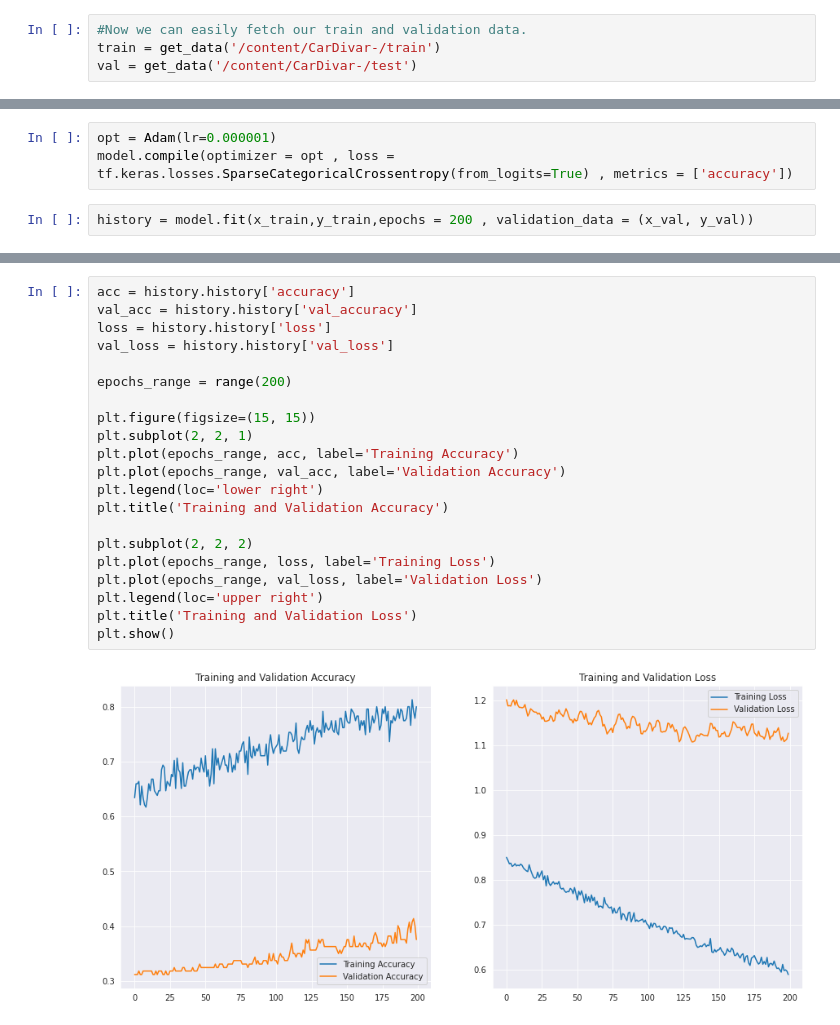
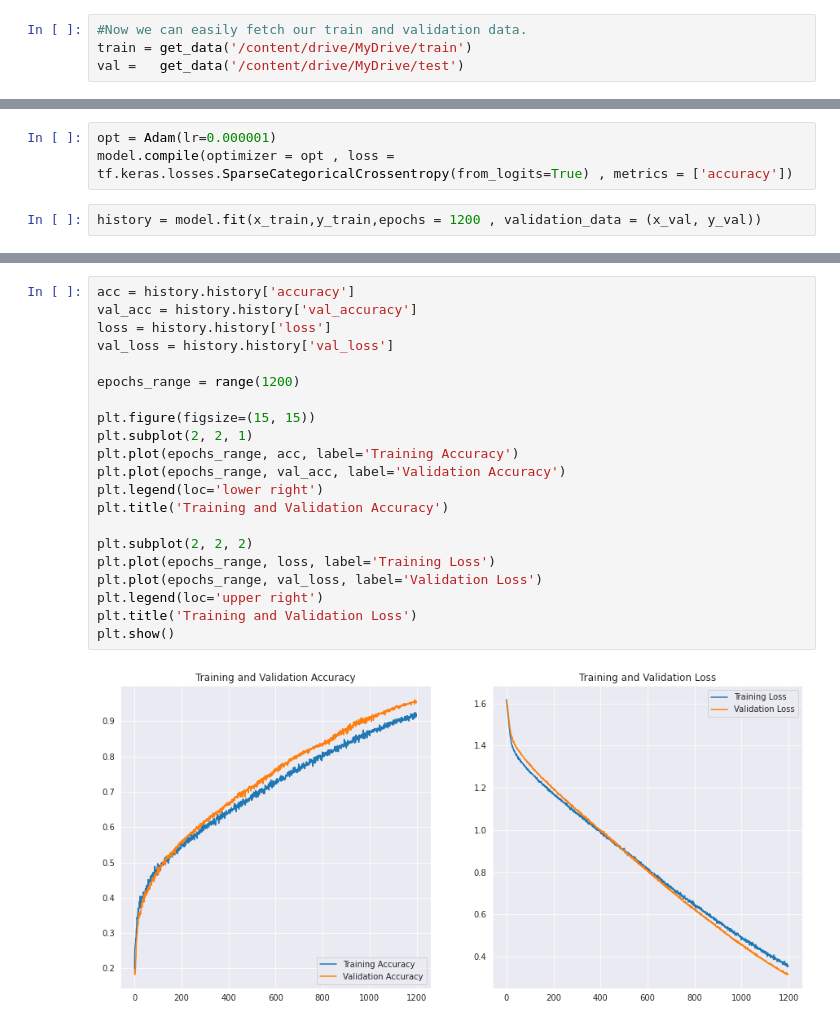
Before and after one commit to farshadnp/Data-Mining-Exercises-Code, a Jupyter notebook: CarDetection.ipynb, the cells around one changed output, grey strips where cells are left out. Drawn from its saved outputs; the diff is of its cells as text.

```diff
--- a/CarDetection.ipynb
+++ b/CarDetection.ipynb
@@ -35,4 +42,4 @@ def get_data(data_dir):
 # %%
 #Now we can easily fetch our train and validation data.
-train = get_data('/content/CarDivar-/train')
-val = get_data('/content/CarDivar-/test')
+train = get_data('/content/drive/MyDrive/train')
+val =   get_data('/content/drive/MyDrive/test')
@@ -129,5 +133,5 @@ _________________________________________________________________
 opt = Adam(lr=0.000001)
 model.compile(optimizer = opt , loss = tf.keras.losses.SparseCategoricalCrossentropy(from_logits=True) , metrics = ['accuracy'])
 # %%
-history = model.fit(x_train,y_train,epochs = 200 , validation_data = (x_val, y_val))
+history = model.fit(x_train,y_train,epochs = 1200 , validation_data = (x_val, y_val))
 # %% [output]
@@ -151,26 +155,26 @@ Epoch 200/200
 # %%
 acc = history.history['accuracy']
 val_acc = history.history['val_accuracy']
 loss = history.history['loss']
 val_loss = history.history['val_loss']
 
-epochs_range = range(200)
+epochs_range = range(1200)
 
 plt.figure(figsize=(15, 15))
 plt.subplot(2, 2, 1)
 plt.plot(epochs_range, acc, label='Training Accuracy')
 plt.plot(epochs_range, val_acc, label='Validation Accuracy')
 plt.legend(loc='lower right')
 plt.title('Training and Validation Accuracy')
 
 plt.subplot(2, 2, 2)
 plt.plot(epochs_range, loss, label='Training Loss')
 plt.plot(epochs_range, val_loss, label='Validation Loss')
 plt.legend(loc='upper right')
 plt.title('Training and Validation Loss')
 plt.show()
 # %% [output]
-[figure, old version]
+[figure, new version]
 # %%
 predictions = model.predict_classes(x_val)
 predictions = predictions.reshape(1,-1)[0]
```
Also changed, not shown: parts of 11 cells of this notebook.
